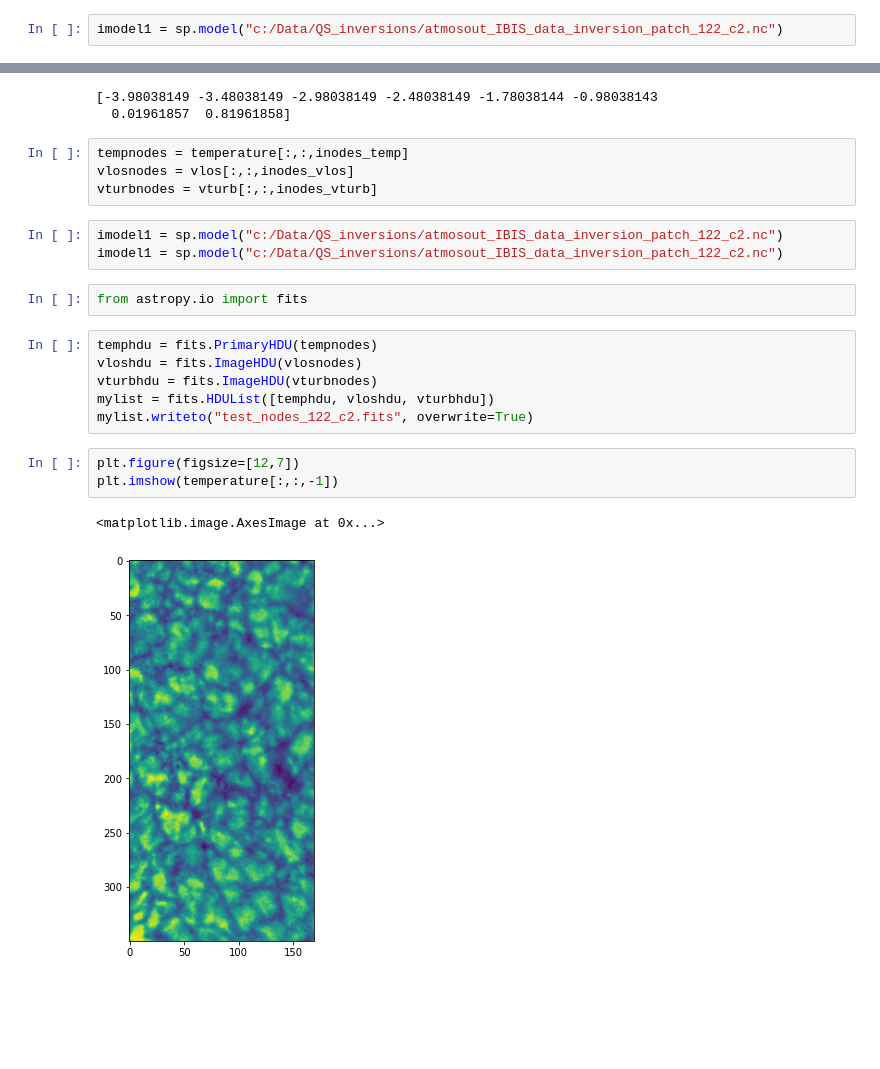
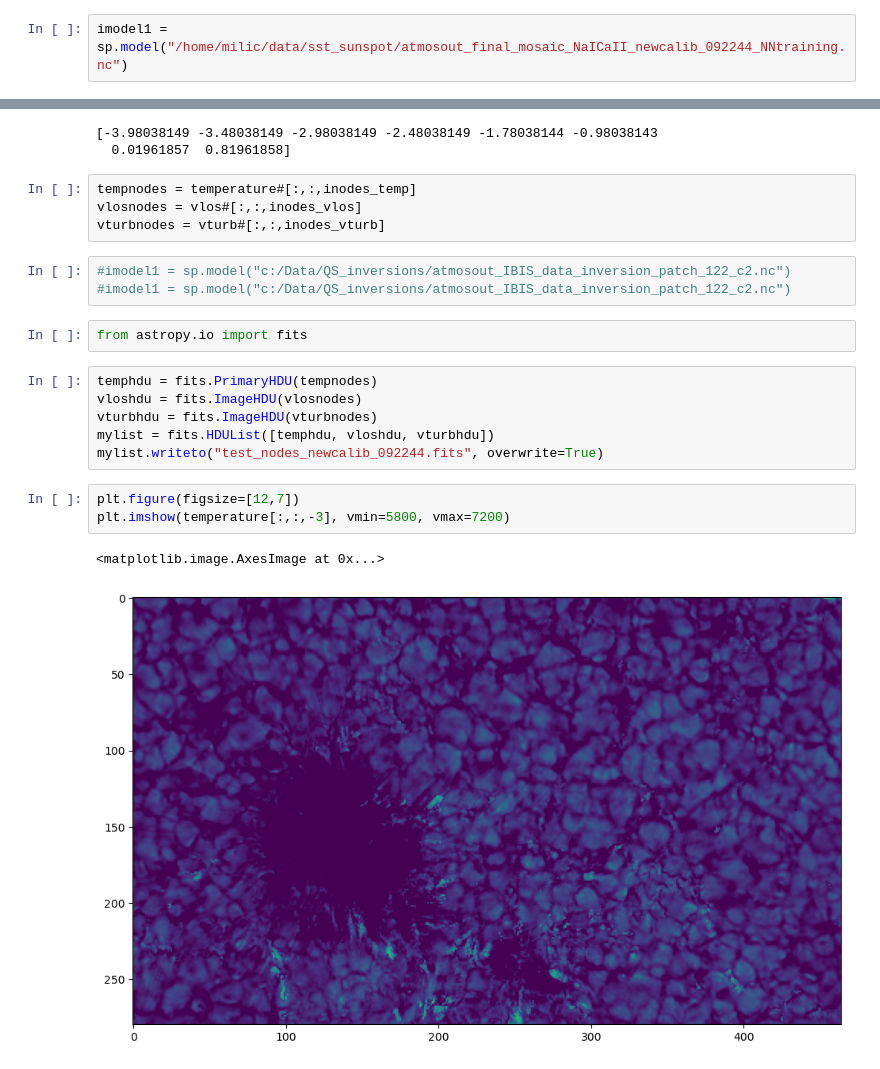
Before and after one commit to ivanzmilic/ibis_dnn, a Jupyter notebook: data_prep.ipynb, the cells around one changed output, grey strips where cells are left out. Cells and saved outputs as stored; diff of their text form; blank space fills up the shorter version.

```diff
--- a/data_prep.ipynb
+++ b/data_prep.ipynb
@@ -6,6 +6,6 @@ import sparsetools as sp
 import imtools as im #in the STiC example folder
 import matplotlib.pyplot as plt
 # %%
-imodel1 = sp.model("c:/Data/QS_inversions/atmosout_IBIS_data_inversion_patch_122_c2.nc")
+imodel1 = sp.model("/home/milic/data/sst_sunspot/atmosout_final_mosaic_NaICaII_newcalib_092244_NNtraining.nc")
 # %% [output]
 model::read: atmos type -> depth-stratified
@@ -46,12 +40,12 @@ print (cmass[inodes_temp])
 [-3.98038149 -3.48038149 -2.98038149 -2.48038149 -1.78038144 -0.98038143
   0.01961857  0.81961858]
 # %%
-tempnodes = temperature[:,:,inodes_temp]
-vlosnodes = vlos[:,:,inodes_vlos]
-vturbnodes = vturb[:,:,inodes_vturb]
+tempnodes = temperature#[:,:,inodes_temp]
+vlosnodes = vlos#[:,:,inodes_vlos]
+vturbnodes = vturb#[:,:,inodes_vturb]
 # %%
-imodel1 = sp.model("c:/Data/QS_inversions/atmosout_IBIS_data_inversion_patch_122_c2.nc")
-imodel1 = sp.model("c:/Data/QS_inversions/atmosout_IBIS_data_inversion_patch_122_c2.nc")
+#imodel1 = sp.model("c:/Data/QS_inversions/atmosout_IBIS_data_inversion_patch_122_c2.nc")
+#imodel1 = sp.model("c:/Data/QS_inversions/atmosout_IBIS_data_inversion_patch_122_c2.nc")
 # %%
 from astropy.io import fits
 # %%
@@ -59,10 +53,10 @@ temphdu = fits.PrimaryHDU(tempnodes)
 vloshdu = fits.ImageHDU(vlosnodes)
 vturbhdu = fits.ImageHDU(vturbnodes)
 mylist = fits.HDUList([temphdu, vloshdu, vturbhdu])
-mylist.writeto("test_nodes_122_c2.fits", overwrite=True)
+mylist.writeto("test_nodes_newcalib_092244.fits", overwrite=True)
 # %%
 plt.figure(figsize=[12,7])
-plt.imshow(temperature[:,:,-1])
+plt.imshow(temperature[:,:,-3], vmin=5800, vmax=7200)
 # %% [output]
 <matplotlib.image.AxesImage at 0x...>
-[figure, old version]
+[figure, new version]
```
Also changed, not shown: parts of 4 cells of this notebook, 3 other files.
